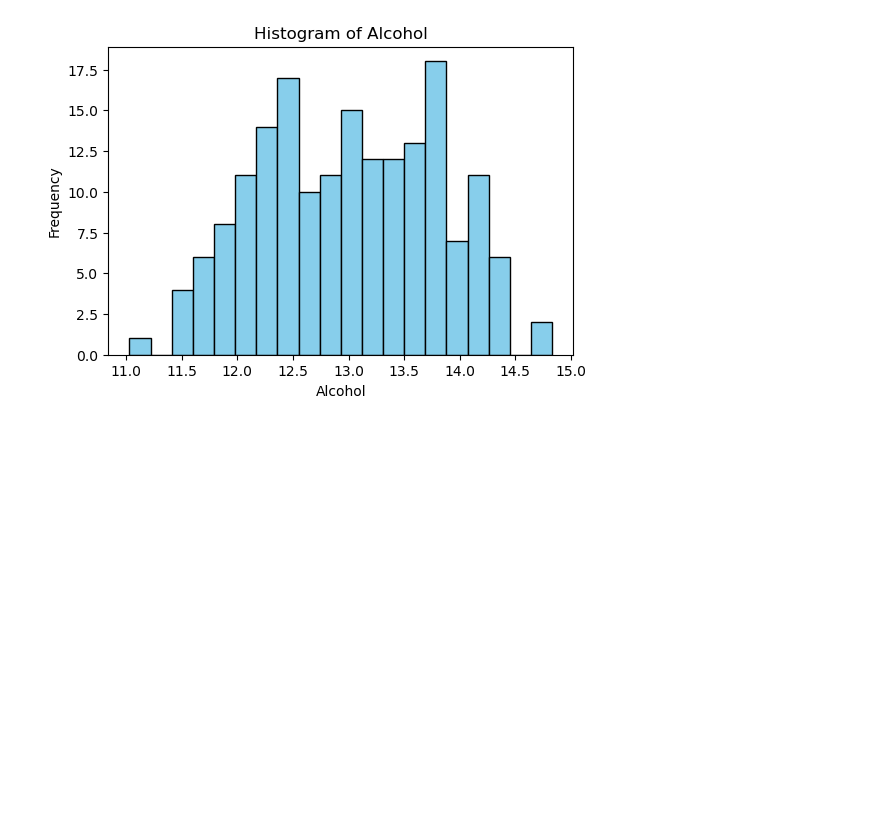
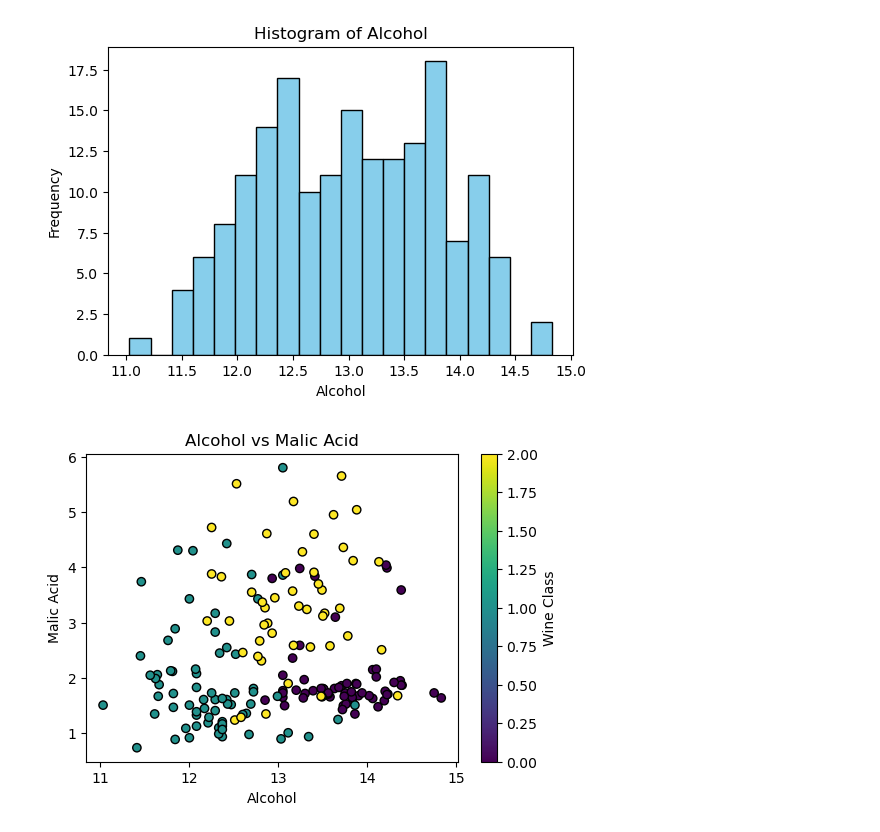
Before and after one commit to md-faiyazkhan/ml-practice, a Jupyter notebook: Matplotlib/Matplotlib.ipynb, the cells around one changed output. Cells and saved outputs as stored; diff of their text form; code cells hidden in the pictures; blank space fills up the shorter version.

```diff
--- a/Matplotlib/Matplotlib.ipynb
+++ b/Matplotlib/Matplotlib.ipynb
@@ -43,3 +43,14 @@ plt.ylabel("Frequency")
 plt.show()
 # %% [output]
 [figure]
+# %%
+# 2. Scatter plot (alcohol vs malic_acid)
+plt.figure(figsize=(6,4))
+plt.scatter(df['alcohol'], df['malic_acid'], c=df['target'], cmap='viridis', edgecolor='k')
+plt.title("Alcohol vs Malic Acid")
+plt.xlabel("Alcohol")
+plt.ylabel("Malic Acid")
+plt.colorbar(label="Wine Class")
+plt.show()
+# %% [output]
+[figure, added]
```
